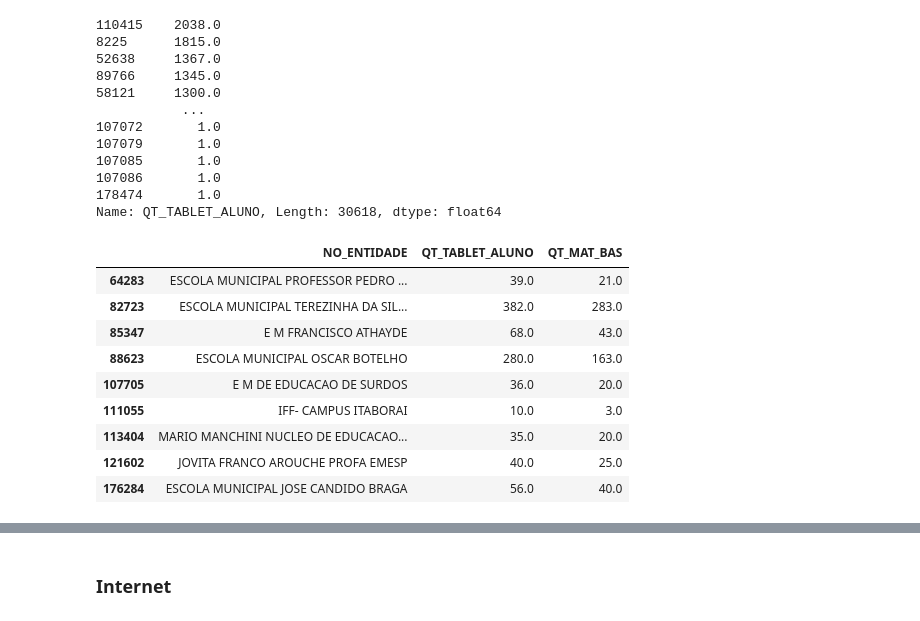
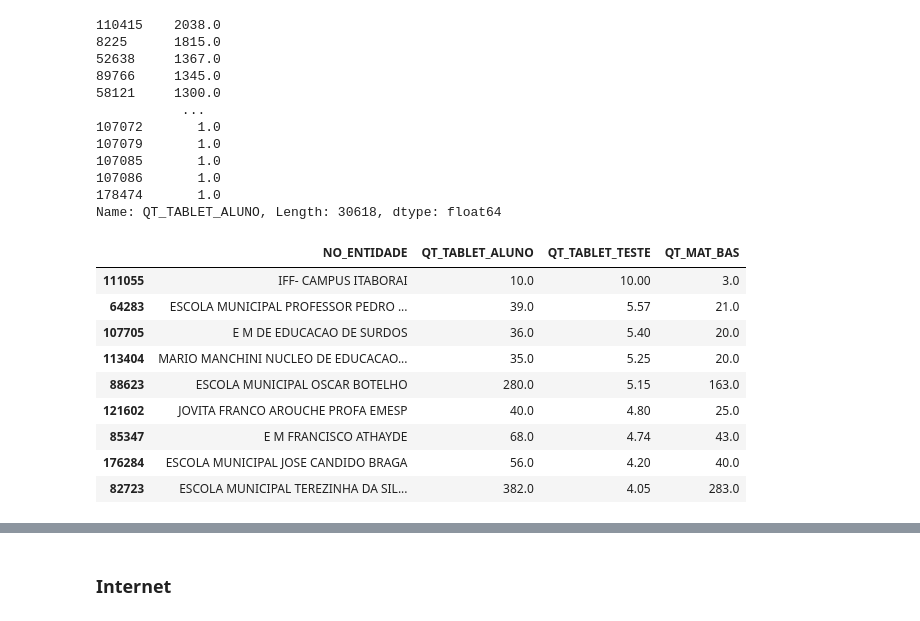
Before and after one commit to CinthiaNagahama/DCD_Rendimento_Escolar, a Jupyter notebook: explore.ipynb, the cells around one changed output, grey strips where cells are left out. Cells and saved outputs as stored; diff of their text form; code cells hidden in the pictures.

```diff
--- a/explore.ipynb
+++ b/explore.ipynb
@@ -2318,9 +2762,10 @@ df[(df['QT_DESKTOP_ALUNO'] > 0) & (df['QT_DESKTOP_ALUNO'] < 88888)]['QT_DESKTOP_
 70966        1.0
 Name: QT_DESKTOP_ALUNO, Length: 83906, dtype: float64
 # %%
+df['QT_DESKTOP_TESTE'] = round(df['QT_DESKTOP_ALUNO'] / (df['QT_MAT_BAS'] / 3), 2)
 df[
     (df['QT_DESKTOP_ALUNO'] > 3) &
     (df['QT_DESKTOP_ALUNO'] > df['QT_MAT_BAS'] / 3 * 4) &
     (df['QT_DESKTOP_ALUNO'] < 88888)
-][['NO_ENTIDADE', 'QT_DESKTOP_ALUNO', 'QT_MAT_BAS']]
+][['NO_ENTIDADE', 'QT_DESKTOP_ALUNO', 'QT_DESKTOP_TESTE', 'QT_MAT_BAS']].sort_values('QT_DESKTOP_TESTE', ascending = False)
 # %% [output]
@@ -2379,9 +2846,10 @@ df[(df['QT_COMP_PORTATIL_ALUNO'] > 0) & (df['QT_COMP_PORTATIL_ALUNO'] < 88888)][
 178474       1.0
 Name: QT_COMP_PORTATIL_ALUNO, Length: 71616, dtype: float64
 # %%
+df['QT_COMP_PORTATIL_TESTE'] = round(df['QT_COMP_PORTATIL_ALUNO'] / (df['QT_MAT_BAS'] / 3), 2)
 df[
     (df['QT_COMP_PORTATIL_ALUNO'] > 3) &
     (df['QT_COMP_PORTATIL_ALUNO'] > df['QT_MAT_BAS'] / 3 * 4) &
     (df['QT_COMP_PORTATIL_ALUNO'] < 88888)
-][['NO_ENTIDADE', 'QT_COMP_PORTATIL_ALUNO', 'QT_MAT_BAS']]
+][['NO_ENTIDADE', 'QT_COMP_PORTATIL_ALUNO', 'QT_COMP_PORTATIL_TESTE', 'QT_MAT_BAS']].sort_values('QT_COMP_PORTATIL_TESTE', ascending = False)
 # %% [output]
@@ -2434,19 +2924,20 @@ df[(df['QT_TABLET_ALUNO'] > 0) & (df['QT_TABLET_ALUNO'] < 88888)]['QT_TABLET_ALU
 178474       1.0
 Name: QT_TABLET_ALUNO, Length: 30618, dtype: float64
 # %%
+df['QT_TABLET_TESTE'] = round(df['QT_TABLET_ALUNO'] / (df['QT_MAT_BAS'] / 3), 2)
 df[
     (df['QT_TABLET_ALUNO'] > 3) &
     (df['QT_TABLET_ALUNO'] > df['QT_MAT_BAS'] / 3 * 4) &
     (df['QT_TABLET_ALUNO'] < 88888)
-][['NO_ENTIDADE', 'QT_TABLET_ALUNO', 'QT_MAT_BAS']]
+][['NO_ENTIDADE', 'QT_TABLET_ALUNO', 'QT_TABLET_TESTE', 'QT_MAT_BAS']].sort_values('QT_TABLET_TESTE', ascending = False)
 # %% [output]
-|  | NO_ENTIDADE | QT_TABLET_ALUNO | QT_MAT_BAS |
-| 64283 | ESCOLA MUNICIPAL PROFESSOR PEDRO ... | 39.0 | 21.0 |
-| 82723 | ESCOLA MUNICIPAL TEREZINHA DA SIL... | 382.0 | 283.0 |
-| 85347 | E M FRANCISCO ATHAYDE | 68.0 | 43.0 |
-| 88623 | ESCOLA MUNICIPAL OSCAR BOTELHO | 280.0 | 163.0 |
-| 107705 | E M DE EDUCACAO DE SURDOS | 36.0 | 20.0 |
-| 111055 | IFF- CAMPUS ITABORAI | 10.0 | 3.0 |
-| 113404 | MARIO MANCHINI NUCLEO DE EDUCACAO... | 35.0 | 20.0 |
-| 121602 | JOVITA FRANCO AROUCHE PROFA EMESP | 40.0 | 25.0 |
-| 176284 | ESCOLA MUNICIPAL JOSE CANDIDO BRAGA | 56.0 | 40.0 |
+|  | NO_ENTIDADE | QT_TABLET_ALUNO | QT_TABLET_TESTE | QT_MAT_BAS |
+| 111055 | IFF- CAMPUS ITABORAI | 10.0 | 10.00 | 3.0 |
+| 64283 | ESCOLA MUNICIPAL PROFESSOR PEDRO ... | 39.0 | 5.57 | 21.0 |
+| 107705 | E M DE EDUCACAO DE SURDOS | 36.0 | 5.40 | 20.0 |
+| 113404 | MARIO MANCHINI NUCLEO DE EDUCACAO... | 35.0 | 5.25 | 20.0 |
+| 88623 | ESCOLA MUNICIPAL OSCAR BOTELHO | 280.0 | 5.15 | 163.0 |
+| 121602 | JOVITA FRANCO AROUCHE PROFA EMESP | 40.0 | 4.80 | 25.0 |
+| 85347 | E M FRANCISCO ATHAYDE | 68.0 | 4.74 | 43.0 |
+| 176284 | ESCOLA MUNICIPAL JOSE CANDIDO BRAGA | 56.0 | 4.20 | 40.0 |
+| 82723 | ESCOLA MUNICIPAL TEREZINHA DA SIL... | 382.0 | 4.05 | 283.0 |
```
Also changed, not shown: parts of 288 cells of this notebook.
